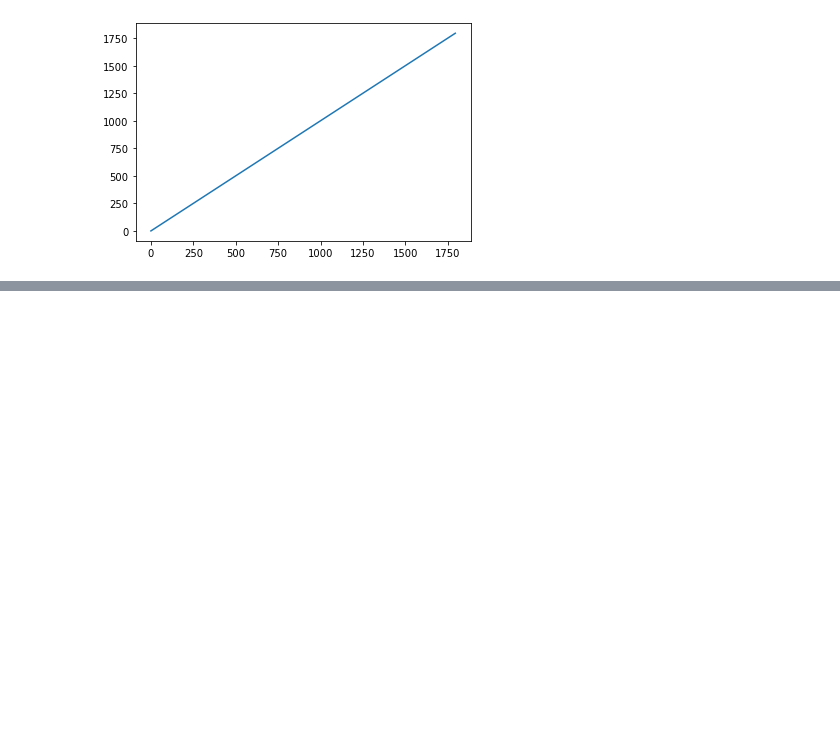
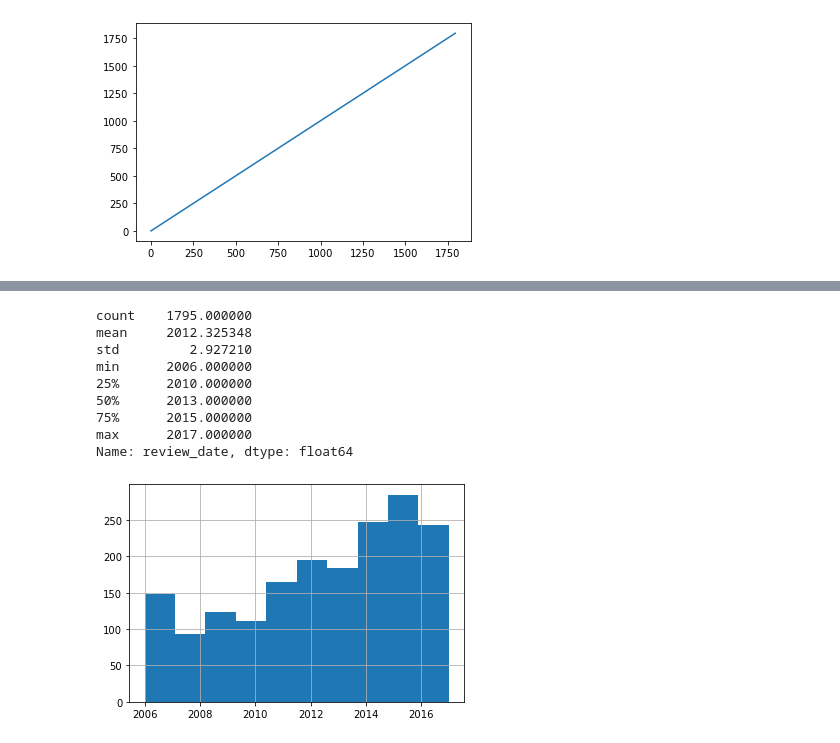
Before and after one commit to AlexanderPilshchikov/Git, a Jupyter notebook: module_2/draft.ipynb, the cells around one changed output, grey strips where cells are left out. Cells and saved outputs as stored; diff of their text form; code cells hidden in the pictures; blank space fills up the shorter version.

```diff
--- a/module_2/draft.ipynb
+++ b/module_2/draft.ipynb
@@ -122,0 +138,14 @@ memory usage: 14.1+ KB
+# %%
+cacao.review_date.hist()
+cacao.review_date.describe()
+# %% [output]
+count    1795.000000
+mean     2012.325348
+std         2.927210
+min      2006.000000
+25%      2010.000000
+50%      2013.000000
+75%      2015.000000
+max      2017.000000
+Name: review_date, dtype: float64
+[figure, added]
```
Also changed, not shown: parts of 34 cells of this notebook, 2 other files.
